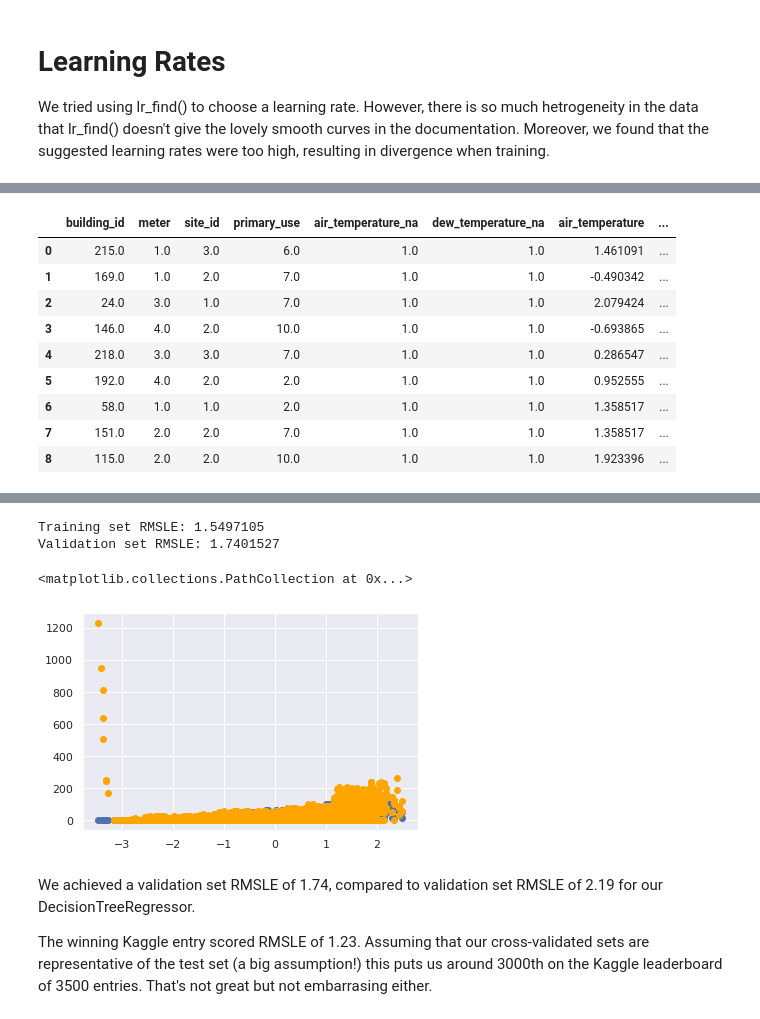
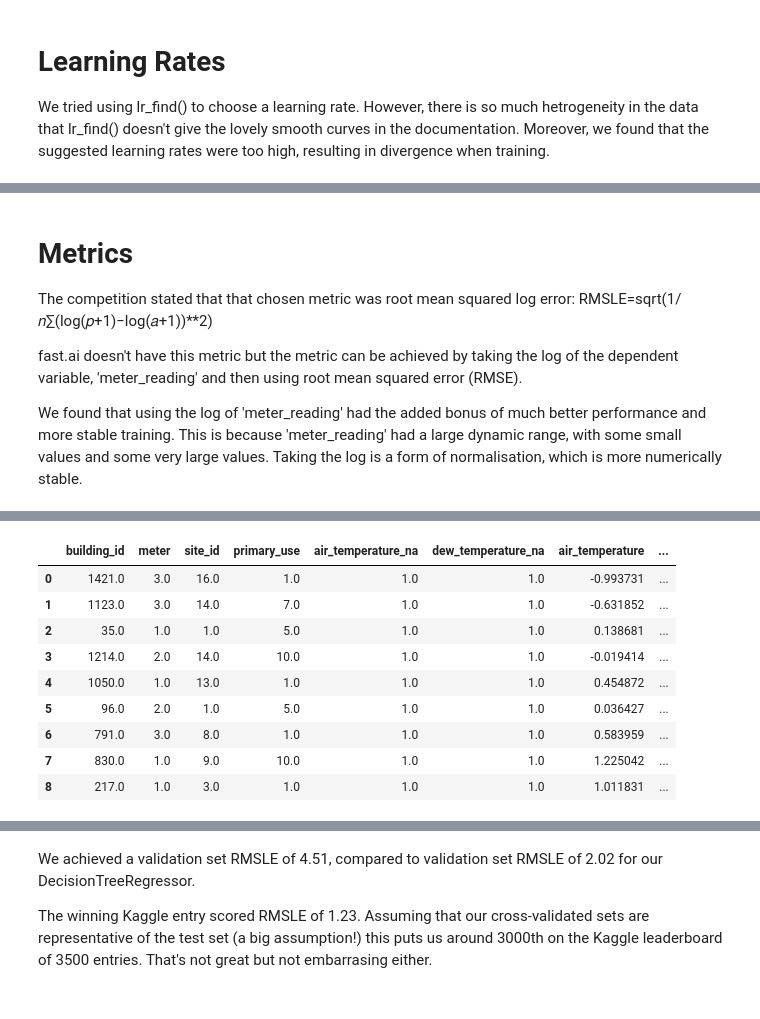
Before and after one commit to fastai-energetic-engineering/ashrae, a Jupyter notebook: _notebooks/2021-07-23-tabular1online-presentation.ipynb, the cells around one changed output, grey strips where cells are left out. Drawn from its saved outputs; the diff is of its cells as text; code cells hidden in the pictures.

```diff
--- a/_notebooks/2021-07-23-tabular1online-presentation.ipynb
+++ b/_notebooks/2021-07-23-tabular1online-presentation.ipynb
@@ -159,7 +163,9 @@ We found through feature clustering that 'year_fraction' was highly correlated w
 #collapse
 # Get a subset of the data, a few buildings and all meters
 
-train = train_valid[(train_valid['building_id']>=1126)]
-#del train_valid
+#train = train_valid[(train_valid['building_id']>=1126)]
+train_valid['meter_reading'] = np.log1p(train_valid['meter_reading']) # convert target to log
+train = train_valid
+del train_valid
 gc.collect()
 # %% [output]
@@ -247,10 +232,10 @@ Validation set RMSLE: 2.1919660764707207
 We tried using lr_find() to choose a learning rate. However, there is so much hetrogeneity in the data that lr_find() doesn't give the lovely smooth curves in the documentation. Moreover, we found that the suggested learning rates were too high, resulting in divergence when training.
 # %%
 # Train a tabular model
-learn = tabular_learner(dls1, metrics=rmse)
-learn.summary()
+learn1 = tabular_learner(dls1, metrics=rmse)
+#learn1.summary()
 
 # Exploring learning rates
-learn.lr_find(stop_div=False, num_it=200)
+learn1.lr_find(stop_div=False, num_it=200)
 # %% [output]
 [interactive output not drawn]
@@ -266,5 +251,5 @@ So, we trained a bunch of models, experimenting with all the hyperparameters dis
 * Number of buildings included
 # %%
-learn.fit_one_cycle(5, lr_max=.0015)
+learn1.fit_one_cycle(5, lr_max=.00001)
 # %% [output]
 | epoch | train_loss | valid_loss | _rmse | time |
@@ -282,32 +264,36 @@ So we chose to train our model using root mean squared error (RMSE) as our metri
+# %%
+infile = open('learn1.pkl','rb')
+learn1 = load_pickle(infile)
+# %% [markdown]
+# Metrics
+The competition stated that that chosen metric was root mean squared log error: RMSLE=sqrt(1/𝑛∑(log(𝑝+1)−log(𝑎+1))**2)
+
+fast.ai doesn't have this metric but the metric can be achieved by taking the log of the dependent variable, 'meter_reading' and then using root mean squared error (RMSE).
+
+We found that using the log of 'meter_reading' had the added bonus of much better performance and more stable training. This is because 'meter_reading' had a large dynamic range, with some small values and some very large values. Taking the log is a form of normalisation, which is more numerically stable.
 # %%
-learn.show_results()
-from sklearn.metrics import mean_squared_log_error
-
-xs,y = to1.train.xs,to1.train.y
-valid_xs,valid_y = to1.valid.xs,to1.valid.y
+learn1.show_results()
+from sklearn.metrics import mean_squared_error
 
 y_pred,y_targs = learn.get_preds(ds_idx=0)
 valid_y_pred,valid_y_targs = learn.get_preds()
 
-# Set negative values to 0 because the RMSLE metric can't handle negatives
-y_pred[y_pred<0]=0
-valid_y_pred[valid_y_pred<0]=0
-print("Training set RMSLE: " + str(np.sqrt(mean_squared_log_error(y_pred.detach().numpy(), y))))
-print("Validation set RMSLE: " + str(np.sqrt(mean_squared_log_error(valid_y_pred.detach().numpy(), valid_y))))
+print("Training set RMSLE: " + str(mean_squared_error(y_pred.detach().numpy(), to1.train.y, squared=False)))
+print("Validation set RMSLE: " + str(mean_squared_error(valid_y_pred.detach().numpy(), to1.valid.y, squared=False)))
 
 building=2
 meter=2
-plt.scatter(valid_xs[(valid_xs['building_id']==building) & (valid_xs['meter']==meter)]['air_temperature'], valid_y.loc[valid_xs[(valid_xs['building_id']==building) & (valid_xs['meter']==meter)].index])
-plt.scatter(valid_xs[(valid_xs['building_id']==building) & (valid_xs['meter']==meter)]['air_temperature'], pd.DataFrame(valid_y_pred, index=valid_y.index).loc[valid_xs[(valid_xs['building_id']==building) & (valid_xs['meter']==meter)].index], color='orange')
+#plt.scatter(valid_xs[(valid_xs['building_id']==building) & (valid_xs['meter']==meter)]['air_temperature'], valid_y.loc[valid_xs[(valid_xs['building_id']==building) & (valid_xs['meter']==meter)].index])
+#plt.scatter(valid_xs[(valid_xs['building_id']==building) & (valid_xs['meter']==meter)]['air_temperature'], pd.DataFrame(valid_y_pred, index=valid_y.index).loc[valid_xs[(valid_xs['building_id']==building) & (valid_xs['meter']==meter)].index], color='orange')
 # %% [output]
 [interactive output not drawn]
 |  | building_id | meter | site_id | primary_use | air_temperature_na | dew_temperature_na | air_temperature | ... |
-| 0 | 215.0 | 1.0 | 3.0 | 6.0 | 1.0 | 1.0 | 1.461091 | ... |
-| 1 | 169.0 | 1.0 | 2.0 | 7.0 | 1.0 | 1.0 | -0.490342 | ... |
-| 2 | 24.0 | 3.0 | 1.0 | 7.0 | 1.0 | 1.0 | 2.079424 | ... |
-| 3 | 146.0 | 4.0 | 2.0 | 10.0 | 1.0 | 1.0 | -0.693865 | ... |
-| 4 | 218.0 | 3.0 | 3.0 | 7.0 | 1.0 | 1.0 | 0.286547 | ... |
-| 5 | 192.0 | 4.0 | 2.0 | 2.0 | 1.0 | 1.0 | 0.952555 | ... |
-| 6 | 58.0 | 1.0 | 1.0 | 2.0 | 1.0 | 1.0 | 1.358517 | ... |
-| 7 | 151.0 | 2.0 | 2.0 | 7.0 | 1.0 | 1.0 | 1.358517 | ... |
-| 8 | 115.0 | 2.0 | 2.0 | 10.0 | 1.0 | 1.0 | 1.923396 | ... |
+| 0 | 1421.0 | 3.0 | 16.0 | 1.0 | 1.0 | 1.0 | -0.993731 | ... |
+| 1 | 1123.0 | 3.0 | 14.0 | 7.0 | 1.0 | 1.0 | -0.631852 | ... |
+| 2 | 35.0 | 1.0 | 1.0 | 5.0 | 1.0 | 1.0 | 0.138681 | ... |
+| 3 | 1214.0 | 2.0 | 14.0 | 10.0 | 1.0 | 1.0 | -0.019414 | ... |
+| 4 | 1050.0 | 1.0 | 13.0 | 1.0 | 1.0 | 1.0 | 0.454872 | ... |
+| 5 | 96.0 | 2.0 | 1.0 | 5.0 | 1.0 | 1.0 | 0.036427 | ... |
+| 6 | 791.0 | 3.0 | 8.0 | 1.0 | 1.0 | 1.0 | 0.583959 | ... |
+| 7 | 830.0 | 1.0 | 9.0 | 10.0 | 1.0 | 1.0 | 1.225042 | ... |
+| 8 | 217.0 | 1.0 | 3.0 | 1.0 | 1.0 | 1.0 | 1.011831 | ... |
@@ -316,8 +300,4 @@ plt.scatter(valid_xs[(valid_xs['building_id']==building) & (valid_xs['meter']==m
-Training set RMSLE: 1.5497105
-Validation set RMSLE: 1.7401527
-<matplotlib.collections.PathCollection at 0x...>
-[figure, removed]
 # %% [markdown]
-We achieved a validation set RMSLE of 1.74, compared to validation set RMSLE of 2.19 for our DecisionTreeRegressor.
+We achieved a validation set RMSLE of 4.51, compared to validation set RMSLE of 2.02 for our DecisionTreeRegressor.
 
 The winning Kaggle entry scored RMSLE of 1.23. Assuming that our cross-validated sets are representative of the test set (a big assumption!) this puts us around 3000th on the Kaggle leaderboard of 3500 entries. That's not great but not embarrasing either.
```
Also changed, not shown: parts of 21 cells of this notebook.
